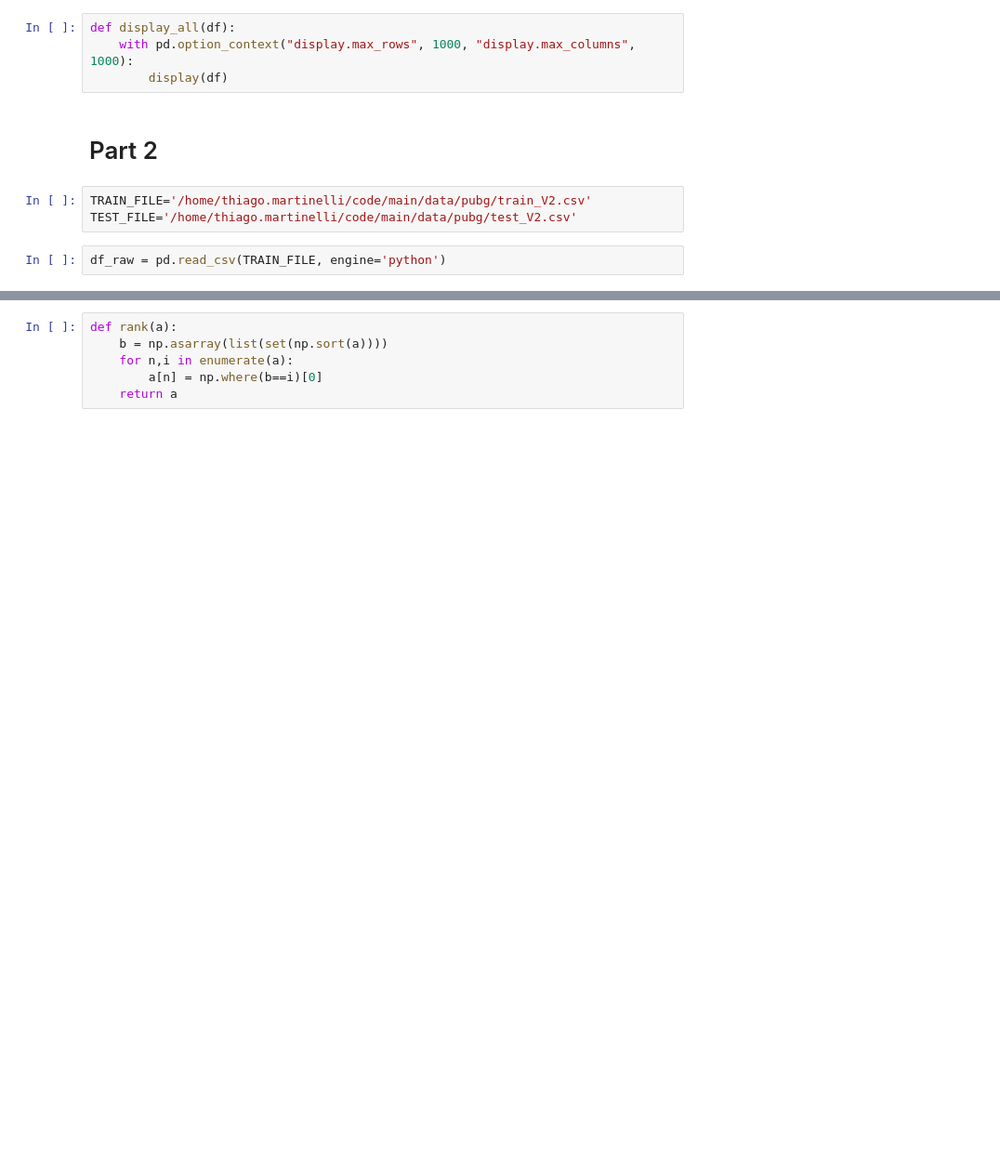
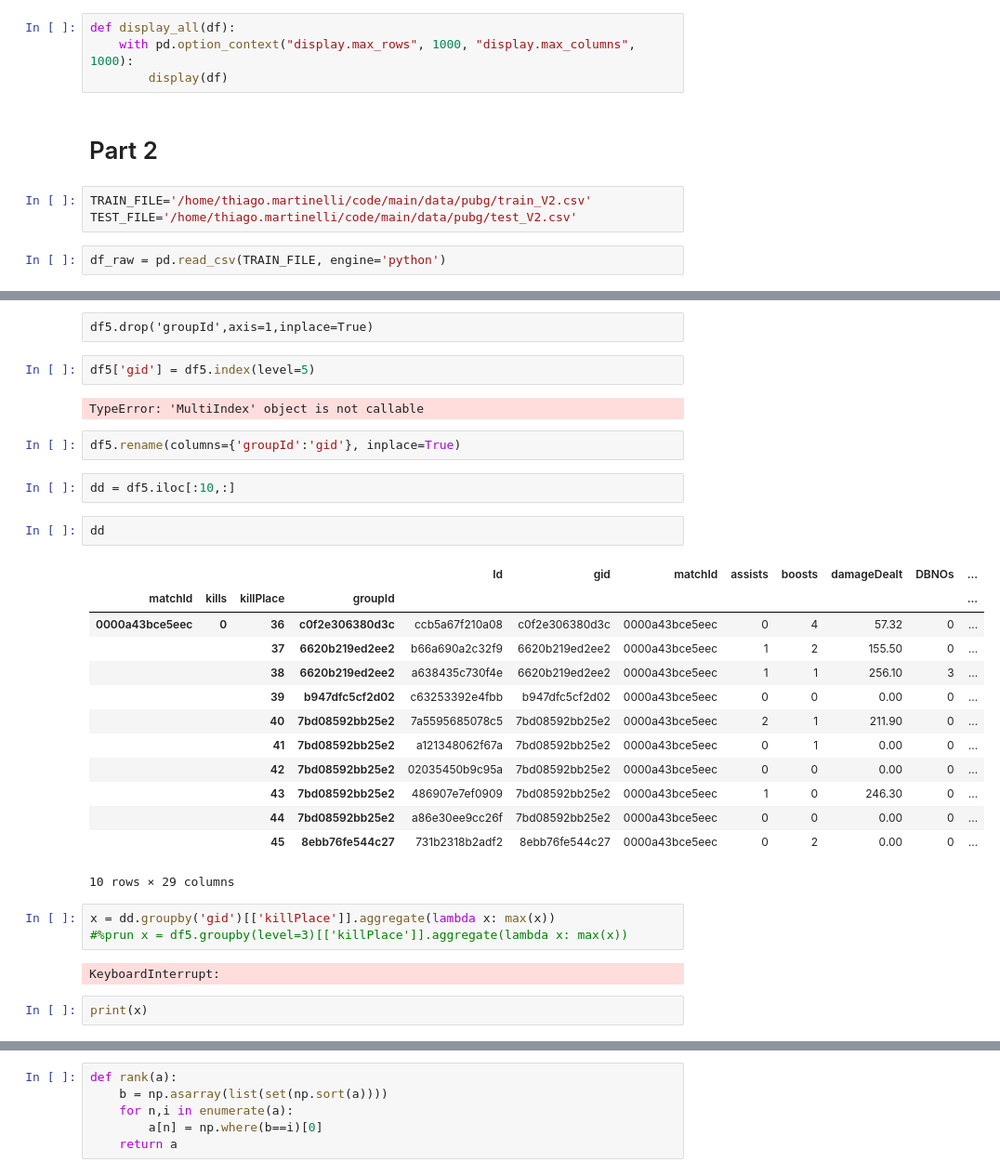
Before and after one commit to thiago1080/pubg, a Jupyter notebook: kernel7ba5fc4ccf.ipynb, the cells around one changed output, grey strips where cells are left out. Shown: that part at 93% size. Cells and saved outputs as stored; diff of their text form; blank space fills up the shorter version.

```diff
--- a/kernel7ba5fc4ccf.ipynb
+++ b/kernel7ba5fc4ccf.ipynb
@@ -263,0 +228,33 @@ np.where(a==7)
+# %% [raw]
+df5.drop('groupId',axis=1,inplace=True)
+# %%
+df5['gid'] = df5.index(level=5)
+# %% [output]
+TypeError: 'MultiIndex' object is not callable
+# %%
+df5.rename(columns={'groupId':'gid'}, inplace=True)
+# %%
+dd = df5.iloc[:10,:]
+# %%
+dd
+# %% [output]
+|  |  |  |  | Id | gid | matchId | assists | boosts | damageDealt | DBNOs | ... |
+| matchId | kills | killPlace | groupId |  |  |  |  |  |  |  | ... |
+| 0000a43bce5eec | 0 | 36 | c0f2e306380d3c | ccb5a67f210a08 | c0f2e306380d3c | 0000a43bce5eec | 0 | 4 | 57.32 | 0 | ... |
+|  |  | 37 | 6620b219ed2ee2 | b66a690a2c32f9 | 6620b219ed2ee2 | 0000a43bce5eec | 1 | 2 | 155.50 | 0 | ... |
+|  |  | 38 | 6620b219ed2ee2 | a638435c730f4e | 6620b219ed2ee2 | 0000a43bce5eec | 1 | 1 | 256.10 | 3 | ... |
+|  |  | 39 | b947dfc5cf2d02 | c63253392e4fbb | b947dfc5cf2d02 | 0000a43bce5eec | 0 | 0 | 0.00 | 0 | ... |
+|  |  | 40 | 7bd08592bb25e2 | 7a5595685078c5 | 7bd08592bb25e2 | 0000a43bce5eec | 2 | 1 | 211.90 | 0 | ... |
+|  |  | 41 | 7bd08592bb25e2 | a121348062f67a | 7bd08592bb25e2 | 0000a43bce5eec | 0 | 1 | 0.00 | 0 | ... |
+|  |  | 42 | 7bd08592bb25e2 | 02035450b9c95a | 7bd08592bb25e2 | 0000a43bce5eec | 0 | 0 | 0.00 | 0 | ... |
+|  |  | 43 | 7bd08592bb25e2 | 486907e7ef0909 | 7bd08592bb25e2 | 0000a43bce5eec | 1 | 0 | 246.30 | 0 | ... |
+|  |  | 44 | 7bd08592bb25e2 | a86e30ee9cc26f | 7bd08592bb25e2 | 0000a43bce5eec | 0 | 0 | 0.00 | 0 | ... |
+|  |  | 45 | 8ebb76fe544c27 | 731b2318b2adf2 | 8ebb76fe544c27 | 0000a43bce5eec | 0 | 2 | 0.00 | 0 | ... |
+10 rows × 29 columns
+# %%
+x = dd.groupby('gid')[['killPlace']].aggregate(lambda x: max(x))
+#%prun x = df5.groupby(level=3)[['killPlace']].aggregate(lambda x: max(x))
+# %% [output]
+KeyboardInterrupt:
+# %%
+print(x)
```
Also changed, not shown: parts of 110 cells of this notebook, 1 other file.
